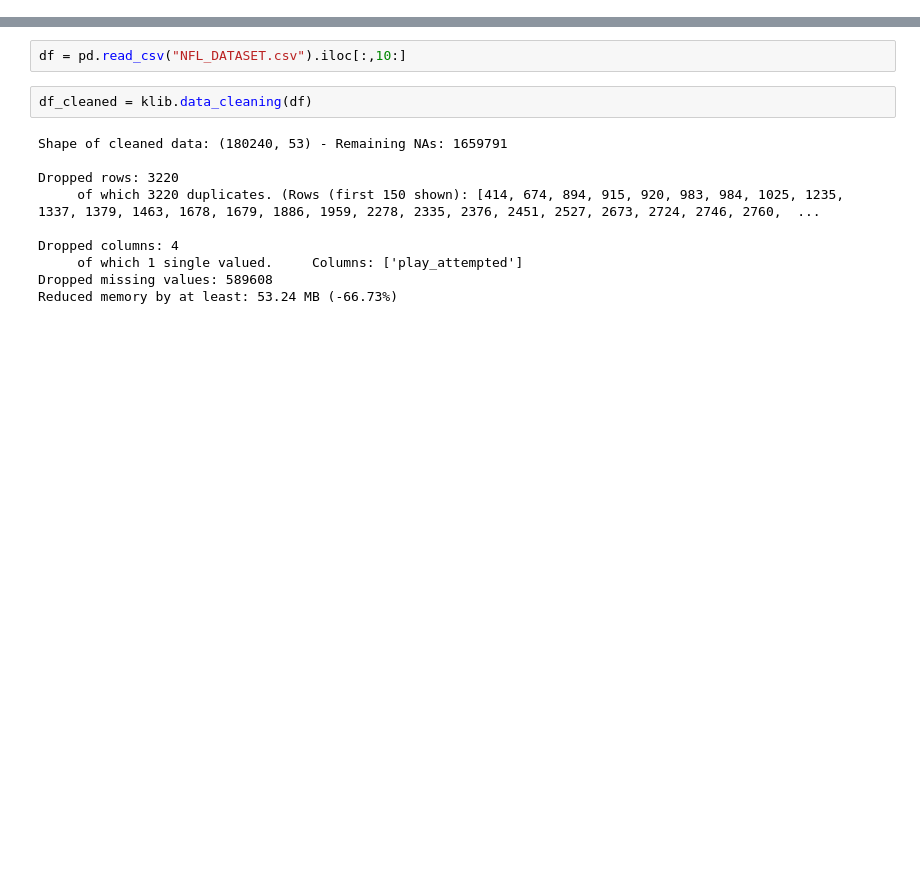
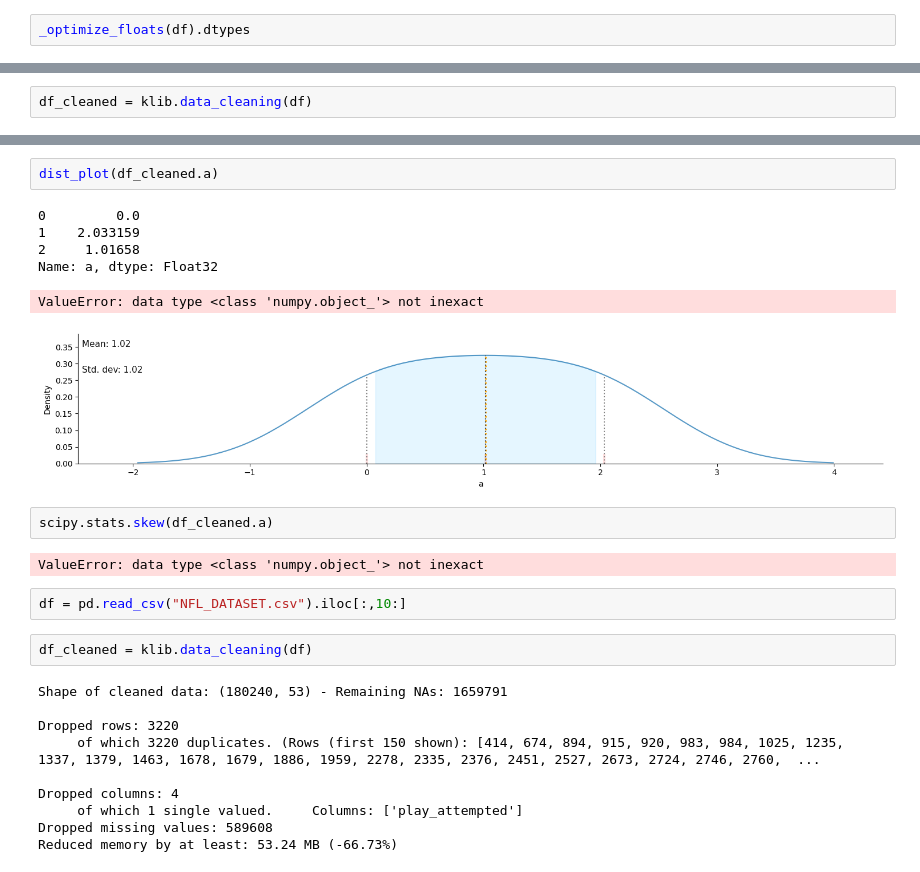
Before and after one commit to akanz1/klib, a Jupyter notebook: examples/klib-plots.ipynb, the cells around one changed output, grey strips where cells are left out. Drawn from its saved outputs; the diff is of its cells as text; blank space fills up the shorter version.

```diff
--- a/examples/klib-plots.ipynb
+++ b/examples/klib-plots.ipynb
@@ -6,0 +325,2 @@ print(klib.__version__)
+# %%
+_optimize_floats(df).dtypes
@@ -6,0 +330,2 @@ print(klib.__version__)
+# %%
+df_cleaned = klib.data_cleaning(df)
@@ -7,3 +370,16 @@ print(klib.__version__)
+# %%
+dist_plot(df_cleaned.a)
+# %% [output]
+0         0.0
+1    2.033159
+2     1.01658
+Name: a, dtype: Float32
+ValueError: data type <class 'numpy.object_'> not inexact
+[figure, added]
+# %%
+scipy.stats.skew(df_cleaned.a)
+# %% [output]
+ValueError: data type <class 'numpy.object_'> not inexact
 # %%
 df = pd.read_csv("NFL_DATASET.csv").iloc[:,10:]
 # %%
```
Also changed, not shown: parts of 12 cells of this notebook, 21 other files.
